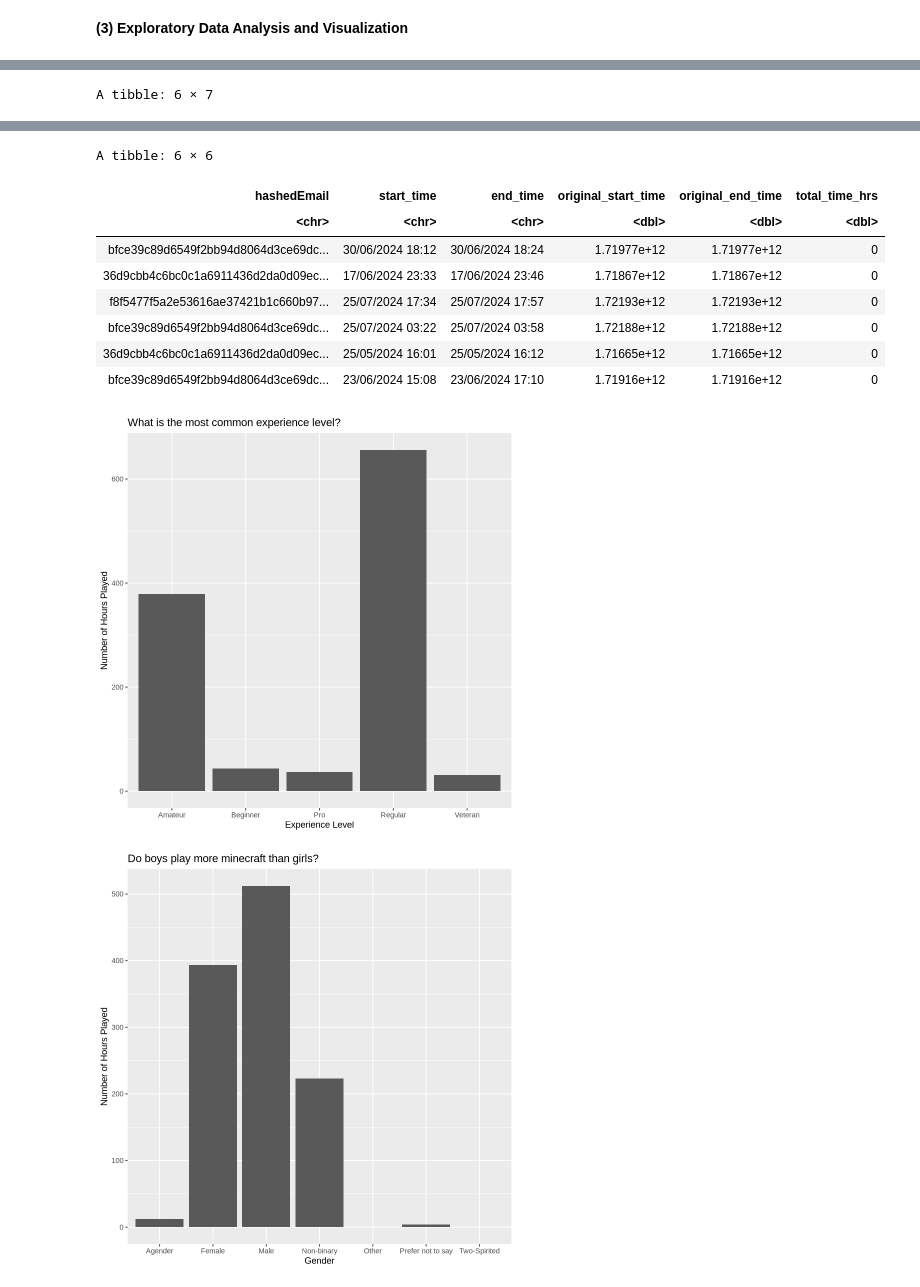
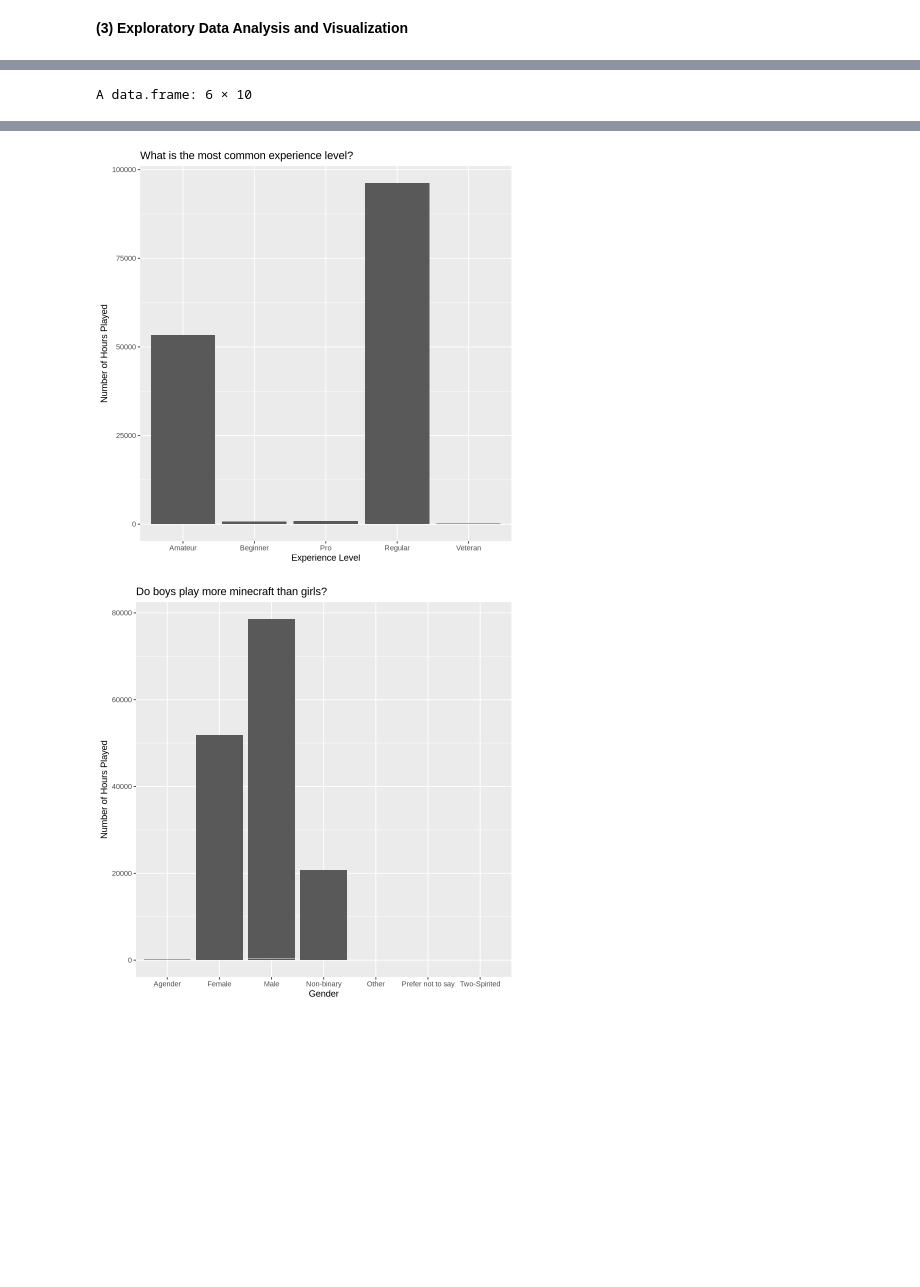
Before and after one commit to Tytayneum/dsci100_project_sefa, a Jupyter notebook: dsci100_project_individual_planning.ipynb, the cells around one changed output, grey strips where cells are left out. Saved outputs shown, nothing was run; the diff lists cells and outputs as text; code cells hidden in the pictures; blank space fills up the shorter version.

```diff
--- a/dsci100_project_individual_planning.ipynb
+++ b/dsci100_project_individual_planning.ipynb
@@ -37,26 +58,32 @@ url_players <- "https://raw.githubusercontent.com/Tytayneum/dsci100_project_sefa
 url_sessions <- "https://raw.githubusercontent.com/Tytayneum/dsci100_project_sefa/refs/heads/main/sessions.csv"
 
 players_raw <- read_csv(url_players)
-players_wrangled <- players_raw |>
-    select(-individualId, -organizationName)
-head(players_wrangled)
 
 sessions_raw <- read_csv(url_sessions)
-sessions_wrangled <- sessions_raw |>
-    mutate(total_time_hrs = (original_end_time - original_start_time) * 60 * 60)
-head(sessions_wrangled)
 
-played_hours_vs_experience <- players_wrangled |>
+merged_data <- merge(players_raw, sessions_raw, by = "hashedEmail", all = TRUE) |>
+    select(-individualId, -organizationName, -name) |>
+    filter(start_time != "NA")
+
+head(merged_data)
+
+played_hours_vs_experience <- merged_data |>
     ggplot(aes(x = experience, y = played_hours)) +
     geom_bar(stat = "identity") +
     labs(x = "Experience Level", y = "Number of Hours Played", title = "What is the most common experience level?")
 played_hours_vs_experience #Regular is the most popular
 
-played_hours_vs_gender <- players_wrangled |>
+played_hours_vs_gender <- merged_data |>
     ggplot(aes(x = gender, y = played_hours)) +
     geom_bar(stat = "identity") +
     labs(x = "Gender", y = "Number of Hours Played", title = "Do boys play more minecraft than girls?")
 played_hours_vs_gender # males play more
+
+subscribed <- merged_data |>
+    ggplot(aes(x = subscribe, y = played_hours)) +
+    geom_bar(stat = "identity") +
+    labs(x = "User is Subscribed to the Newsletter", y = "Hours Played", title = "Do subscribers play more than non-subscribers?")
+subscribed #subscribers play more
 # %% [output]
 Rows: 196 Columns: 9
 ── Column specification ────────────────────────────────────────────────────────
@@ -70 +105 @@ lgl (3): subscribe, individualId, organizationName
-A tibble: 6 × 7
+A data.frame: 6 × 10
@@ -87,11 +114,2 @@ dbl (2): original_start_time, original_end_time
-A tibble: 6 × 6
-| hashedEmail | start_time | end_time | original_start_time | original_end_time | total_time_hrs |
-| <chr> | <chr> | <chr> | <dbl> | <dbl> | <dbl> |
-| bfce39c89d6549f2bb94d8064d3ce69dc... | 30/06/2024 18:12 | 30/06/2024 18:24 | 1.71977e+12 | 1.71977e+12 | 0 |
-| 36d9cbb4c6bc0c1a6911436d2da0d09ec... | 17/06/2024 23:33 | 17/06/2024 23:46 | 1.71867e+12 | 1.71867e+12 | 0 |
-| f8f5477f5a2e53616ae37421b1c660b97... | 25/07/2024 17:34 | 25/07/2024 17:57 | 1.72193e+12 | 1.72193e+12 | 0 |
-| bfce39c89d6549f2bb94d8064d3ce69dc... | 25/07/2024 03:22 | 25/07/2024 03:58 | 1.72188e+12 | 1.72188e+12 | 0 |
-| 36d9cbb4c6bc0c1a6911436d2da0d09ec... | 25/05/2024 16:01 | 25/05/2024 16:12 | 1.71665e+12 | 1.71665e+12 | 0 |
-| bfce39c89d6549f2bb94d8064d3ce69dc... | 23/06/2024 15:08 | 23/06/2024 17:10 | 1.71916e+12 | 1.71916e+12 | 0 |
-[figure, old version]
+[figure, new version]
-[figure, old version]
+[figure, new version]
```
Also changed, not shown: parts of 4 cells of this notebook.
